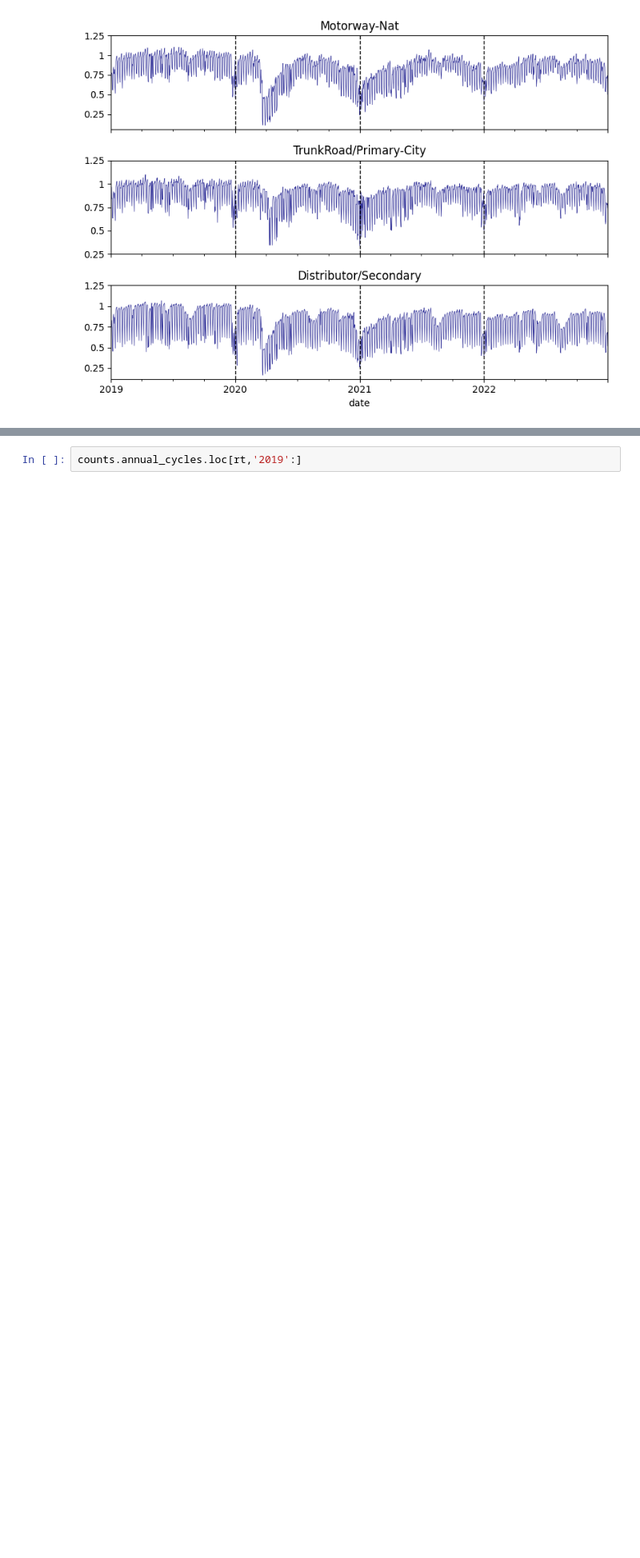
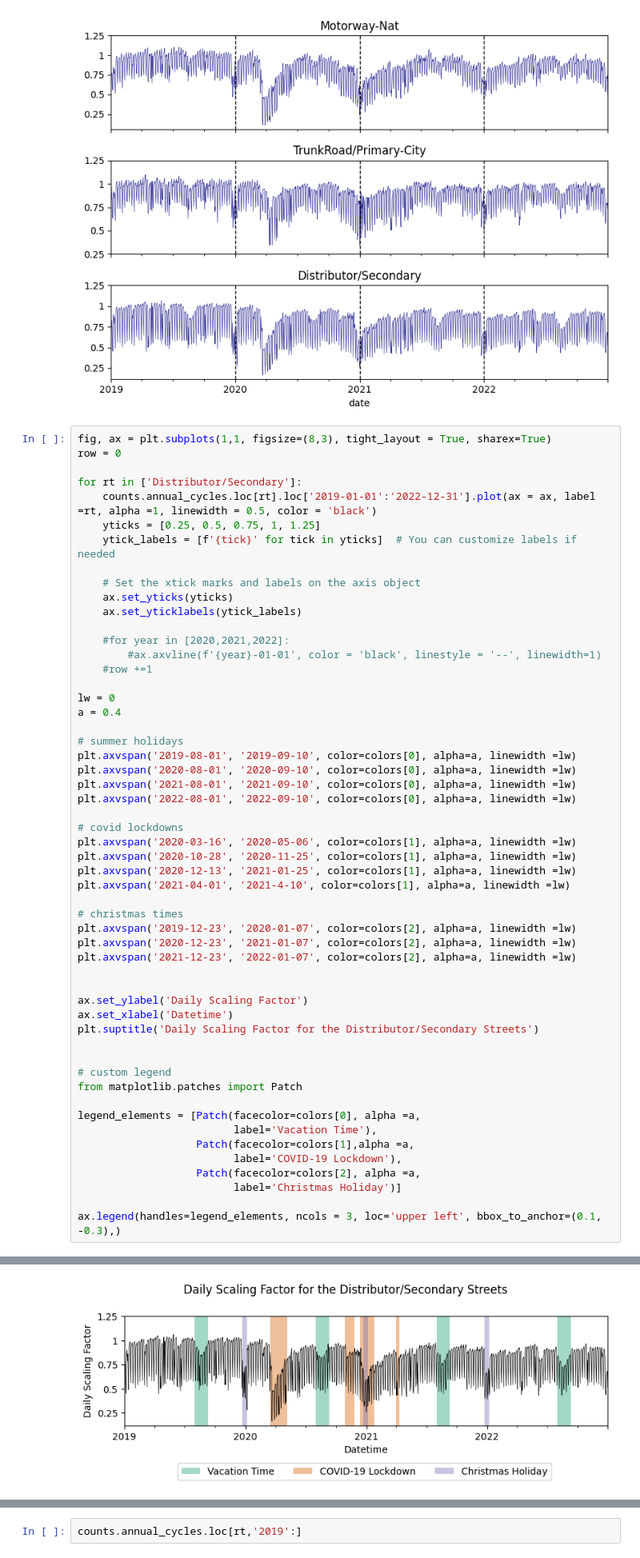
Before and after one commit to tum-esm/drive-inventory, a Jupyter notebook: notebooks/plotting/plot_traffic_activity_scaling_cycles.ipynb, the cells around one changed output, grey strips where cells are left out. Shown at 80% size. Drawn from its saved outputs; the diff is of its cells as text; blank space fills up the shorter version.

```diff
--- a/notebooks/calculate_timeprofiles.ipynb
+++ b/notebooks/plotting/plot_traffic_activity_scaling_cycles.ipynb
@@ -100,3 +136,58 @@ for r in range(0,0):
     ax[r].set_xticklabels([])
 # %% [output]
 [figure]
+# %%
+fig, ax = plt.subplots(1,1, figsize=(8,3), tight_layout = True, sharex=True)
+row = 0
+
+for rt in ['Distributor/Secondary']:
+    counts.annual_cycles.loc[rt].loc['2019-01-01':'2022-12-31'].plot(ax = ax, label =rt, alpha =1, linewidth = 0.5, color = 'black')
+    yticks = [0.25, 0.5, 0.75, 1, 1.25]
+    ytick_labels = [f'{tick}' for tick in yticks]  # You can customize labels if needed
+
+    # Set the xtick marks and labels on the axis object
+    ax.set_yticks(yticks)
+    ax.set_yticklabels(ytick_labels)
+
+    #for year in [2020,2021,2022]:
+        #ax.axvline(f'{year}-01-01', color = 'black', linestyle = '--', linewidth=1)
+    #row +=1
+
+lw = 0
+a = 0.4
+
+# summer holidays
+plt.axvspan('2019-08-01', '2019-09-10', color=colors[0], alpha=a, linewidth =lw)
+plt.axvspan('2020-08-01', '2020-09-10', color=colors[0], alpha=a, linewidth =lw)
+plt.axvspan('2021-08-01', '2021-09-10', color=colors[0], alpha=a, linewidth =lw)
+plt.axvspan('2022-08-01', '2022-09-10', color=colors[0], alpha=a, linewidth =lw)
+
+# covid lockdowns
+plt.axvspan('2020-03-16', '2020-05-06', color=colors[1], alpha=a, linewidth =lw)
+plt.axvspan('2020-10-28', '2020-11-25', color=colors[1], alpha=a, linewidth =lw)
+plt.axvspan('2020-12-13', '2021-01-25', color=colors[1], alpha=a, linewidth =lw)
+plt.axvspan('2021-04-01', '2021-4-10', color=colors[1], alpha=a, linewidth =lw)
+
+# christmas times
+plt.axvspan('2019-12-23', '2020-01-07', color=colors[2], alpha=a, linewidth =lw)
+plt.axvspan('2020-12-23', '2021-01-07', color=colors[2], alpha=a, linewidth =lw)
+plt.axvspan('2021-12-23', '2022-01-07', color=colors[2], alpha=a, linewidth =lw)
+
+
+ax.set_ylabel('Daily Scaling Factor')
+ax.set_xlabel('Datetime')
+plt.suptitle('Daily Scaling Factor for the Distributor/Secondary Streets')
+
+
+# custom legend
+from matplotlib.patches import Patch
+
+legend_elements = [Patch(facecolor=colors[0], alpha =a,
+                         label='Vacation Time'),
+                   Patch(facecolor=colors[1],alpha =a,
+                         label='COVID-19 Lockdown'),
+                   Patch(facecolor=colors[2], alpha =a,
+                         label='Christmas Holiday')]
+
+ax.legend(handles=legend_elements, ncols = 3, loc='upper left', bbox_to_anchor=(0.1, -0.3),)
+# %% [output]
@@ -103,3 +195,4 @@ for r in range(0,0):
+[figure, added]
 # %% [markdown]
 # Vehicle Shares 2019
 # %%
```
Also changed, not shown: parts of 6 cells of this notebook, 3 other files.
